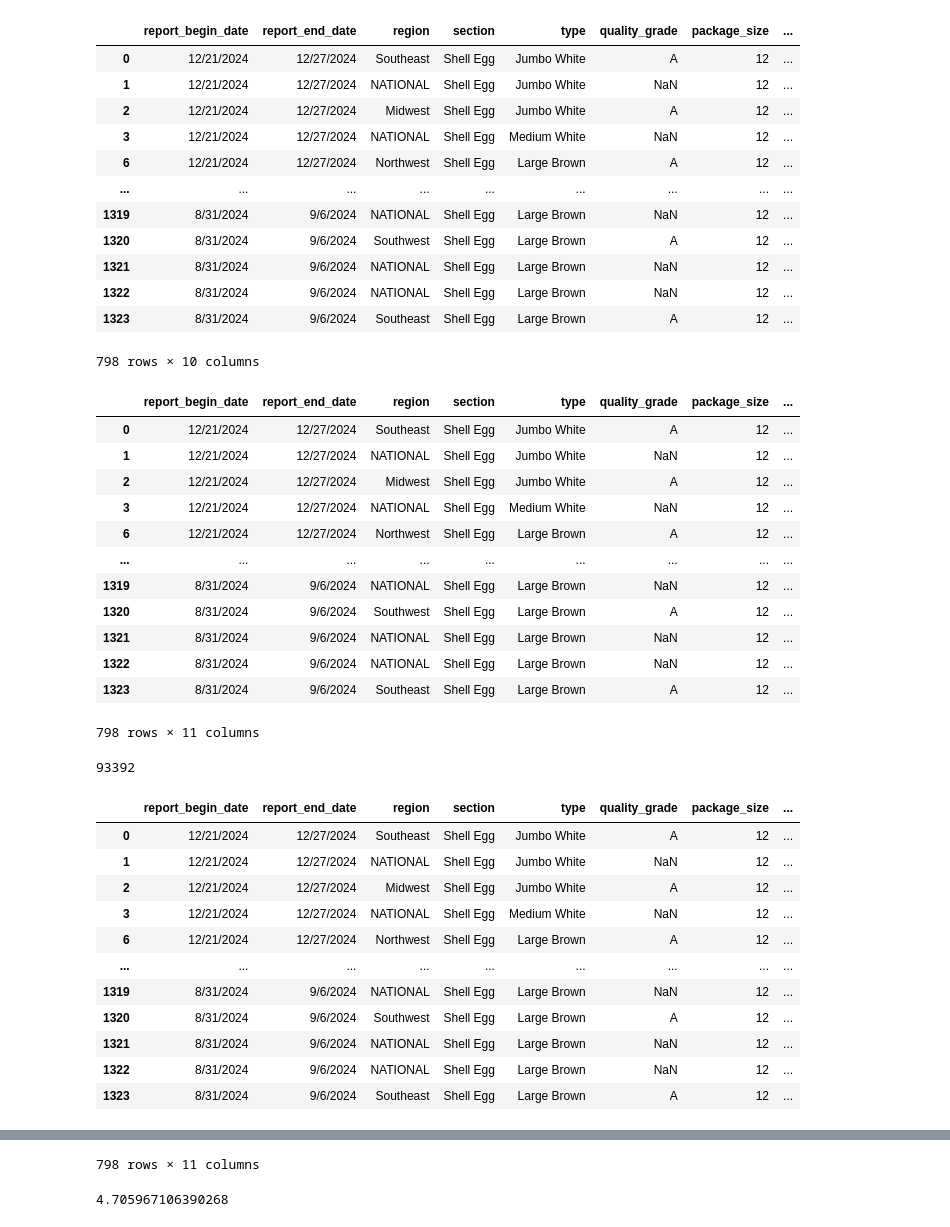
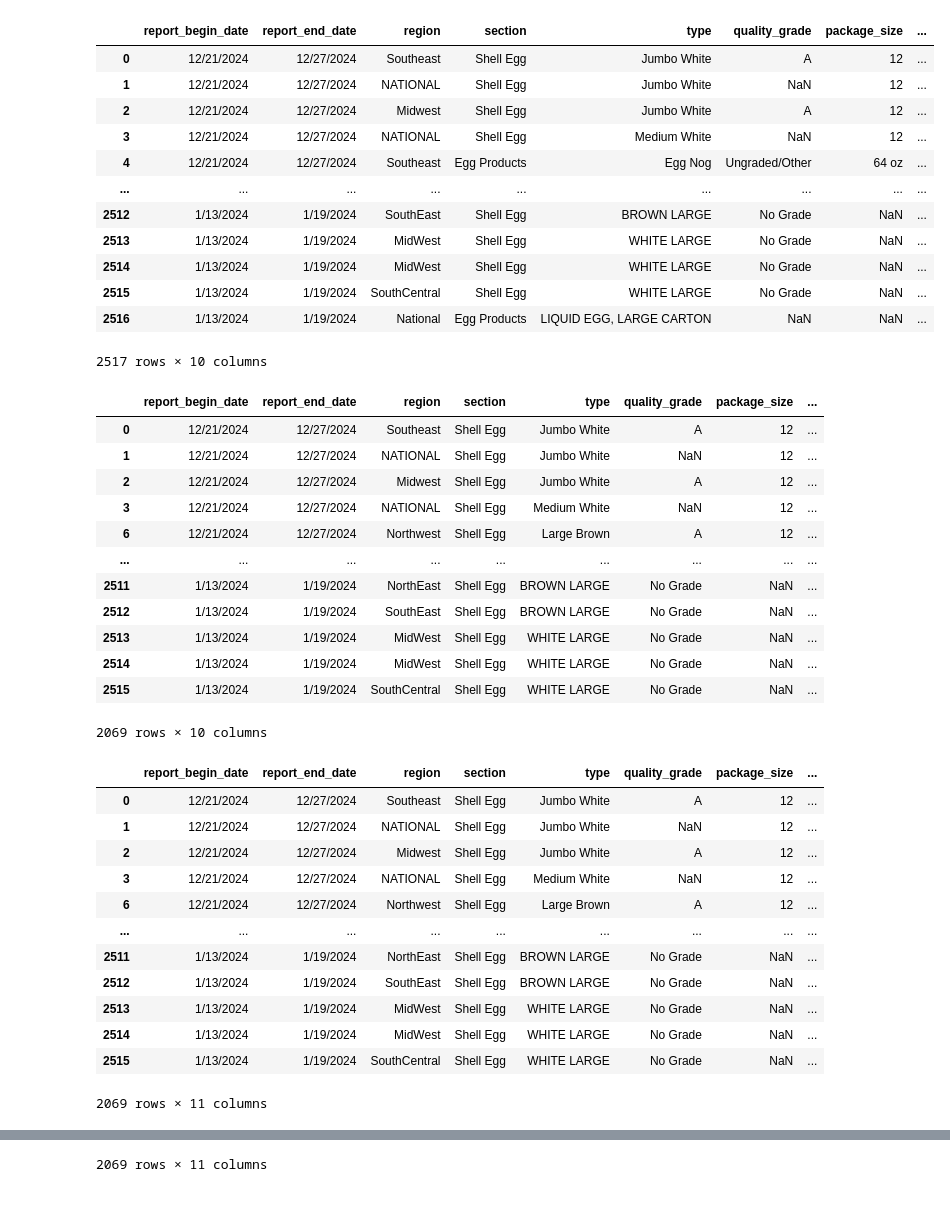
Before and after one commit to country4livin/Project-1-Repo, a Jupyter notebook: EggsNotebookMain.ipynb, the cells around one changed output, grey strips where cells are left out. Saved outputs shown, nothing was run; the diff lists cells and outputs as text; code cells hidden in the pictures.

Commit message:
EggsNotebookMain.ipynb removed 12 package size from filter

```diff
--- a/EggsNotebookMain.ipynb
+++ b/EggsNotebookMain.ipynb
@@ -19,37 +19,36 @@ InteractiveShell.ast_node_interactivity = "all"
 # %%
 # Read in CSV file and create a DataFrame
 raw_egg_df = pd.read_csv("Resources/USDA_Eggs_2024.csv")
 
 # Remove columns
 raw_egg_df.drop(['office_name', 'office_code', 'office_city', 'office_state', 'published_date', 'commodity', 'slug_id', 'slug_name',
                 'report_title', 'final_ind', 'report_date', 'community', 'condition', 'price_unit', 'price_min', 'price_max'], axis=1, inplace=True)
+raw_egg_df
 
 # Filter for shell egg and package size 12
-filtered_df = raw_egg_df.loc[(raw_egg_df["section"] == "Shell Egg")  & (raw_egg_df["package_size"] == "12")]
+filtered_df = raw_egg_df.loc[(raw_egg_df["section"] == "Shell Egg")]
 filtered_df
 
 # Find the weighted data_frame for true average
 weighted_df = filtered_df[["report_begin_date", "report_end_date", "region", "section", "type", "quality_grade", "package_size", "environment", "price_avg", "store_count"]]
 weighted_df["weighted"] = weighted_df["price_avg"] * weighted_df["store_count"]
 weighted_df
-weighted_df["store_count"].sum()
 weighted_df["weighted"]= weighted_df["weighted"] / weighted_df["store_count"].sum()
 weighted_df
-weighted_df['weighted'].sum()
 # %% [output]
 |  | report_begin_date | report_end_date | region | section | type | quality_grade | package_size | ... |
 | 0 | 12/21/2024 | 12/27/2024 | Southeast | Shell Egg | Jumbo White | A | 12 | ... |
 | 1 | 12/21/2024 | 12/27/2024 | NATIONAL | Shell Egg | Jumbo White | NaN | 12 | ... |
 | 2 | 12/21/2024 | 12/27/2024 | Midwest | Shell Egg | Jumbo White | A | 12 | ... |
 | 3 | 12/21/2024 | 12/27/2024 | NATIONAL | Shell Egg | Medium White | NaN | 12 | ... |
-| 6 | 12/21/2024 | 12/27/2024 | Northwest | Shell Egg | Large Brown | A | 12 | ... |
+| 4 | 12/21/2024 | 12/27/2024 | Southeast | Egg Products | Egg Nog | Ungraded/Other | 64 oz | ... |
 | ... | ... | ... | ... | ... | ... | ... | ... | ... |
-| 1319 | 8/31/2024 | 9/6/2024 | NATIONAL | Shell Egg | Large Brown | NaN | 12 | ... |
-| 1320 | 8/31/2024 | 9/6/2024 | Southwest | Shell Egg | Large Brown | A | 12 | ... |
-| 1321 | 8/31/2024 | 9/6/2024 | NATIONAL | Shell Egg | Large Brown | NaN | 12 | ... |
-| 1322 | 8/31/2024 | 9/6/2024 | NATIONAL | Shell Egg | Large Brown | NaN | 12 | ... |
-| 1323 | 8/31/2024 | 9/6/2024 | Southeast | Shell Egg | Large Brown | A | 12 | ... |
+| 2512 | 1/13/2024 | 1/19/2024 | SouthEast | Shell Egg | BROWN LARGE | No Grade | NaN | ... |
+| 2513 | 1/13/2024 | 1/19/2024 | MidWest | Shell Egg | WHITE LARGE | No Grade | NaN | ... |
+| 2514 | 1/13/2024 | 1/19/2024 | MidWest | Shell Egg | WHITE LARGE | No Grade | NaN | ... |
+| 2515 | 1/13/2024 | 1/19/2024 | SouthCentral | Shell Egg | WHITE LARGE | No Grade | NaN | ... |
+| 2516 | 1/13/2024 | 1/19/2024 | National | Egg Products | LIQUID EGG, LARGE CARTON | NaN | NaN | ... |
-798 rows × 10 columns
+2517 rows × 10 columns
 |  | report_begin_date | report_end_date | region | section | type | quality_grade | package_size | ... |
 | 0 | 12/21/2024 | 12/27/2024 | Southeast | Shell Egg | Jumbo White | A | 12 | ... |
 | 1 | 12/21/2024 | 12/27/2024 | NATIONAL | Shell Egg | Jumbo White | NaN | 12 | ... |
@@ -57,22 +56,22 @@ weighted_df['weighted'].sum()
 | 3 | 12/21/2024 | 12/27/2024 | NATIONAL | Shell Egg | Medium White | NaN | 12 | ... |
 | 6 | 12/21/2024 | 12/27/2024 | Northwest | Shell Egg | Large Brown | A | 12 | ... |
 | ... | ... | ... | ... | ... | ... | ... | ... | ... |
-| 1319 | 8/31/2024 | 9/6/2024 | NATIONAL | Shell Egg | Large Brown | NaN | 12 | ... |
-| 1320 | 8/31/2024 | 9/6/2024 | Southwest | Shell Egg | Large Brown | A | 12 | ... |
-| 1321 | 8/31/2024 | 9/6/2024 | NATIONAL | Shell Egg | Large Brown | NaN | 12 | ... |
-| 1322 | 8/31/2024 | 9/6/2024 | NATIONAL | Shell Egg | Large Brown | NaN | 12 | ... |
-| 1323 | 8/31/2024 | 9/6/2024 | Southeast | Shell Egg | Large Brown | A | 12 | ... |
+| 2511 | 1/13/2024 | 1/19/2024 | NorthEast | Shell Egg | BROWN LARGE | No Grade | NaN | ... |
+| 2512 | 1/13/2024 | 1/19/2024 | SouthEast | Shell Egg | BROWN LARGE | No Grade | NaN | ... |
+| 2513 | 1/13/2024 | 1/19/2024 | MidWest | Shell Egg | WHITE LARGE | No Grade | NaN | ... |
+| 2514 | 1/13/2024 | 1/19/2024 | MidWest | Shell Egg | WHITE LARGE | No Grade | NaN | ... |
+| 2515 | 1/13/2024 | 1/19/2024 | SouthCentral | Shell Egg | WHITE LARGE | No Grade | NaN | ... |
-798 rows × 11 columns
+2069 rows × 10 columns
+|  | report_begin_date | report_end_date | region | section | type | quality_grade | package_size | ... |
+| 0 | 12/21/2024 | 12/27/2024 | Southeast | Shell Egg | Jumbo White | A | 12 | ... |
+| 1 | 12/21/2024 | 12/27/2024 | NATIONAL | Shell Egg | Jumbo White | NaN | 12 | ... |
+| 2 | 12/21/2024 | 12/27/2024 | Midwest | Shell Egg | Jumbo White | A | 12 | ... |
+| 3 | 12/21/2024 | 12/27/2024 | NATIONAL | Shell Egg | Medium White | NaN | 12 | ... |
+| 6 | 12/21/2024 | 12/27/2024 | Northwest | Shell Egg | Large Brown | A | 12 | ... |
+| ... | ... | ... | ... | ... | ... | ... | ... | ... |
+| 2511 | 1/13/2024 | 1/19/2024 | NorthEast | Shell Egg | BROWN LARGE | No Grade | NaN | ... |
+| 2512 | 1/13/2024 | 1/19/2024 | SouthEast | Shell Egg | BROWN LARGE | No Grade | NaN | ... |
+| 2513 | 1/13/2024 | 1/19/2024 | MidWest | Shell Egg | WHITE LARGE | No Grade | NaN | ... |
+| 2514 | 1/13/2024 | 1/19/2024 | MidWest | Shell Egg | WHITE LARGE | No Grade | NaN | ... |
+| 2515 | 1/13/2024 | 1/19/2024 | SouthCentral | Shell Egg | WHITE LARGE | No Grade | NaN | ... |
-93392
+2069 rows × 11 columns
-|  | report_begin_date | report_end_date | region | section | type | quality_grade | package_size | ... |
-| 0 | 12/21/2024 | 12/27/2024 | Southeast | Shell Egg | Jumbo White | A | 12 | ... |
-| 1 | 12/21/2024 | 12/27/2024 | NATIONAL | Shell Egg | Jumbo White | NaN | 12 | ... |
-| 2 | 12/21/2024 | 12/27/2024 | Midwest | Shell Egg | Jumbo White | A | 12 | ... |
-| 3 | 12/21/2024 | 12/27/2024 | NATIONAL | Shell Egg | Medium White | NaN | 12 | ... |
-| 6 | 12/21/2024 | 12/27/2024 | Northwest | Shell Egg | Large Brown | A | 12 | ... |
-| ... | ... | ... | ... | ... | ... | ... | ... | ... |
-| 1319 | 8/31/2024 | 9/6/2024 | NATIONAL | Shell Egg | Large Brown | NaN | 12 | ... |
-| 1320 | 8/31/2024 | 9/6/2024 | Southwest | Shell Egg | Large Brown | A | 12 | ... |
-| 1321 | 8/31/2024 | 9/6/2024 | NATIONAL | Shell Egg | Large Brown | NaN | 12 | ... |
-| 1322 | 8/31/2024 | 9/6/2024 | NATIONAL | Shell Egg | Large Brown | NaN | 12 | ... |
-| 1323 | 8/31/2024 | 9/6/2024 | Southeast | Shell Egg | Large Brown | A | 12 | ... |
@@ -79,5 +90,4 @@ weighted_df['weighted'].sum()
-798 rows × 11 columns
+2069 rows × 11 columns
-4.705967106390268
 # %%
 #Question 1 - Trends over 5 years
 # %%
```
Also changed, not shown: parts of 1 cell of this notebook.
